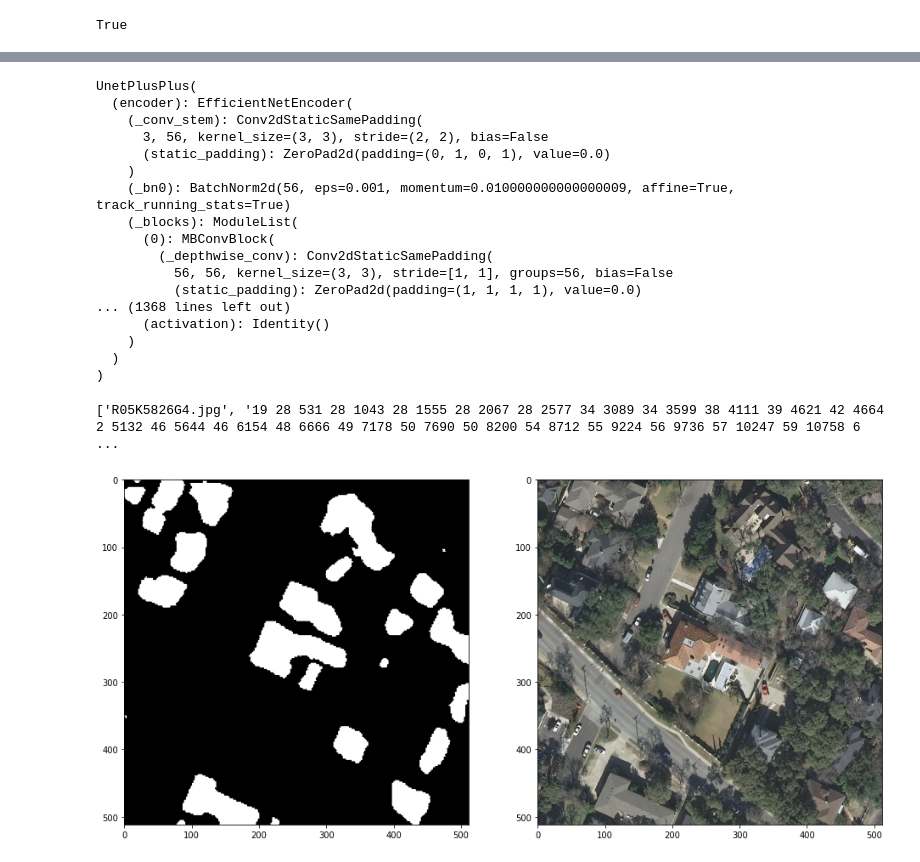
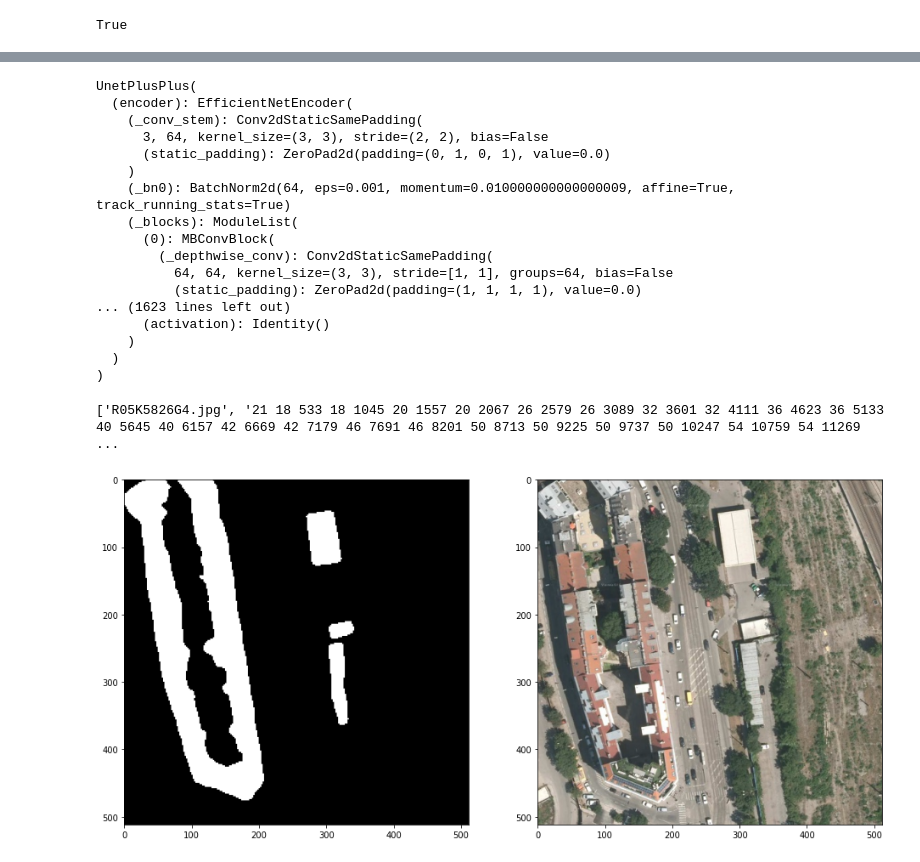
Before and after one commit to Allen123321/DEMO-DL, a Jupyter notebook: Task3_Semantic_segmentation_model_review.ipynb, the cells around one changed output, grey strips where cells are left out. Drawn from its saved outputs; the diff is of its cells as text; code cells hidden in the pictures.

```diff
--- a/Task3_Semantic_segmentation_model_review.ipynb
+++ b/Task3_Semantic_segmentation_model_review.ipynb
@@ -141,8 +160,8 @@ from torchvision import transforms as T
 import segmentation_models_pytorch as smp
 # %%
 EPOCHES = 20
-BATCH_SIZE = 16
-IMAGE_SIZE = 224
+BATCH_SIZE = 8
+IMAGE_SIZE = 256
 DEVICE = 'cuda' if torch.cuda.is_available() else 'cpu'
 
 trfm = A.Compose([
@@ -150,6 +169,7 @@ trfm = A.Compose([
     A.HorizontalFlip(p=0.5),
     A.VerticalFlip(p=0.5),
     A.RandomRotate90(),
+    A.GaussNoise(var_limit=(10.0,50.0),always_apply=False, p=0.5)
 ])
 # %%
 class TianChiDataset(D.Dataset):
@@ -219,7 +239,7 @@ vloader = D.DataLoader(
 # %%
 def get_model():
     model = smp.UnetPlusPlus(
-        encoder_name="efficientnet-b6",
+        encoder_name="efficientnet-b7",
         encoder_weights="imagenet",
         in_channels=3,
         classes=1,
@@ -277,7 +299,7 @@ Epoch |  Loss |  Loss | Time, m
 raw_line = '{:6d}' + '\u2502{:7.3f}'*2 + '\u2502{:6.2f}'
 print(header)
 
-EPOCHES = 10
+EPOCHES = 20
 best_loss = 10
 for epoch in range(1, EPOCHES+1):
     losses = []
@@ -320,16 +361,16 @@ model.eval()
 UnetPlusPlus(
   (encoder): EfficientNetEncoder(
     (_conv_stem): Conv2dStaticSamePadding(
-      3, 56, kernel_size=(3, 3), stride=(2, 2), bias=False
+      3, 64, kernel_size=(3, 3), stride=(2, 2), bias=False
       (static_padding): ZeroPad2d(padding=(0, 1, 0, 1), value=0.0)
     )
-    (_bn0): BatchNorm2d(56, eps=0.001, momentum=0.010000000000000009, affine=True, track_running_stats=True)
+    (_bn0): BatchNorm2d(64, eps=0.001, momentum=0.010000000000000009, affine=True, track_running_stats=True)
     (_blocks): ModuleList(
       (0): MBConvBlock(
         (_depthwise_conv): Conv2dStaticSamePadding(
-          56, 56, kernel_size=(3, 3), stride=[1, 1], groups=56, bias=False
+          64, 64, kernel_size=(3, 3), stride=[1, 1], groups=64, bias=False
           (static_padding): ZeroPad2d(padding=(1, 1, 1, 1), value=0.0)
-... (1368 lines left out)
+... (1623 lines left out)
       (activation): Identity()
     )
   )
@@ -354,15 +395,15 @@ for idx, name in enumerate(tqdm_notebook(test_mask['name'].iloc[:])):
 # %%
 print(subm[0])
 # %% [output]
-['R05K5826G4.jpg', '19 28 531 28 1043 28 1555 28 2067 28 2577 34 3089 34 3599 38 4111 39 4621 42 4664 2 5132 46 5644 46 6154 48 6666 49 7178 50 7690 50 8200 54 8712 55 9224 56 9736 57 10247 59 10758 6 ...
+['R05K5826G4.jpg', '21 18 533 18 1045 20 1557 20 2067 26 2579 26 3089 32 3601 32 4111 36 4623 36 5133 40 5645 40 6157 42 6669 42 7179 46 7691 46 8201 50 8713 50 9225 50 9737 50 10247 54 10759 54 11269 ...
 # %%
 subm = pd.DataFrame(subm)
 subm.to_csv('/content/result.csv', index=None, header=None, sep='\t')
 # %%
 plt.figure(figsize=(16,8))
 plt.subplot(121)
-plt.imshow(rle_decode(subm[1].fillna('').iloc[20]), cmap='gray')
+plt.imshow(rle_decode(subm[1].fillna('').iloc[0]), cmap='gray')
 plt.subplot(122)
-plt.imshow(cv2.imread('/content/test_a/' + subm[0].iloc[20]));
+plt.imshow(cv2.imread('/content/test_a/' + subm[0].iloc[0]));
 # %% [output]
-[figure, old version]
+[figure, new version]
```
Also changed, not shown: parts of 4 cells of this notebook.
